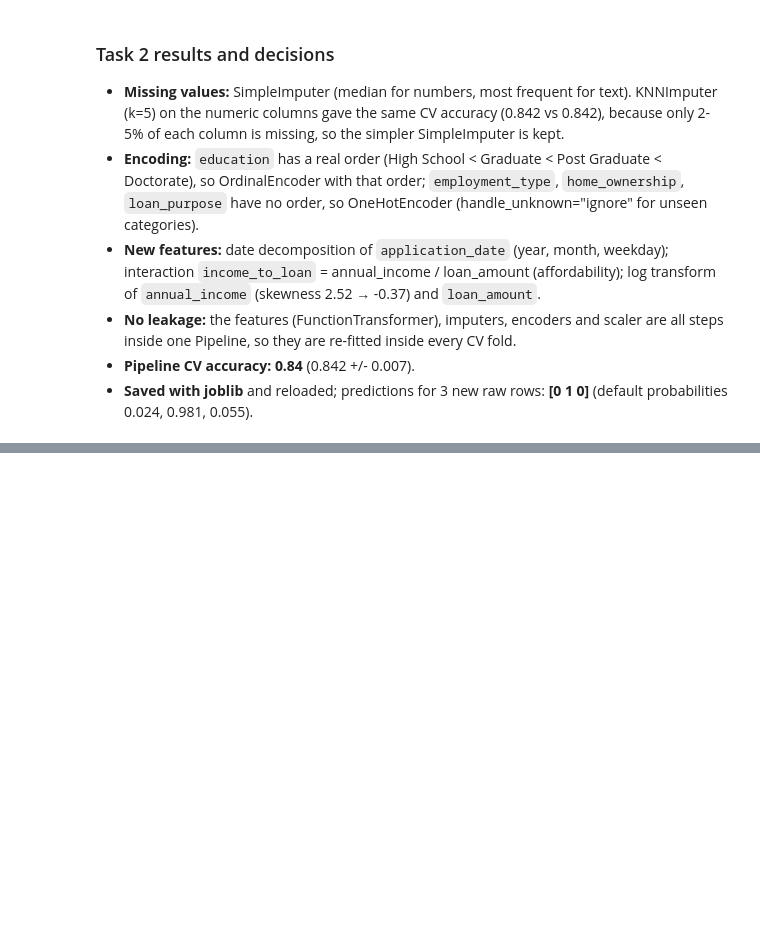
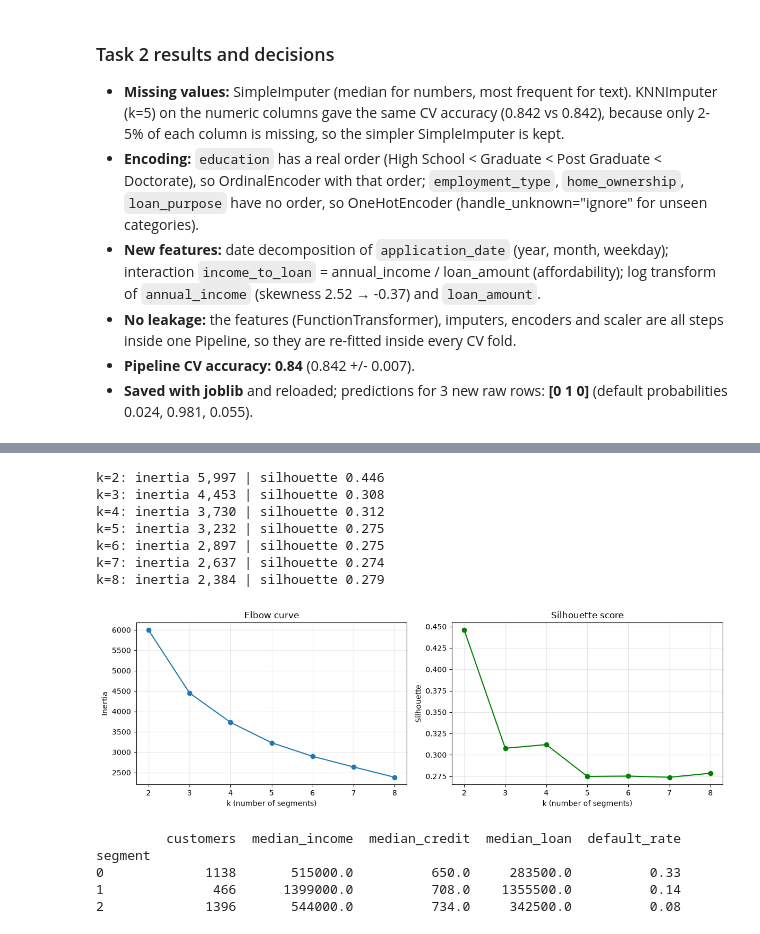
Before and after one commit to abineshs-arch/churn-prediction, a Jupyter notebook: week2assessment/week2_assessment.ipynb, the cells around one changed output, grey strips where cells are left out. Saved outputs shown, nothing was run; the diff lists cells and outputs as text; code cells hidden in the pictures; blank space fills up the shorter version.

Commit message:
Assessment task 3: 4 classifiers, XGBoost early stopping, Ridge/Lasso, K-Means

```diff
--- a/week2assessment/week2_assessment.ipynb
+++ b/week2assessment/week2_assessment.ipynb
@@ -313,0 +462,52 @@ Default probability:        [0.024 0.981 0.055]
+# %%
+from sklearn.cluster import KMeans
+from sklearn.metrics import silhouette_score
+
+km_cols = ["annual_income", "credit_score", "loan_amount"]
+km_prep = Pipeline([("imputer", SimpleImputer(strategy="median")), ("scaler", StandardScaler())])
+Z = km_prep.fit_transform(X_train[km_cols])
+
+ks, inertias, sils = range(2, 9), [], []
+for k in ks:
+    km = KMeans(n_clusters=k, n_init=10, random_state=42).fit(Z)
+    inertias.append(km.inertia_)
+    sils.append(silhouette_score(Z, km.labels_))
+    print(f"k={k}: inertia {km.inertia_:,.0f} | silhouette {sils[-1]:.3f}")
+
+fig, axes = plt.subplots(1, 2, figsize=(12, 4))
+axes[0].plot(list(ks), inertias, marker="o")
+axes[0].set_title("Elbow curve")
+axes[0].set_xlabel("k (number of segments)")
+axes[0].set_ylabel("Inertia")
+axes[1].plot(list(ks), sils, marker="o", color="green")
+axes[1].set_title("Silhouette score")
+axes[1].set_xlabel("k (number of segments)")
+axes[1].set_ylabel("Silhouette")
+for ax in axes:
+    ax.grid(alpha=0.3)
+plt.tight_layout()
+plt.savefig("t3_kmeans.png", dpi=150)
+plt.show()
+
+# Describe the segments for k = 3
+km3 = KMeans(n_clusters=3, n_init=10, random_state=42).fit(Z)
+seg = X_train[km_cols].assign(segment=km3.labels_, defaulted=y_train.values)
+print(seg.groupby("segment").agg(customers=("credit_score", "size"),
+                                 median_income=("annual_income", "median"),
+                                 median_credit=("credit_score", "median"),
+                                 median_loan=("loan_amount", "median"),
+                                 default_rate=("defaulted", "mean")).round(2))
+# %% [output]
+k=2: inertia 5,997 | silhouette 0.446
+k=3: inertia 4,453 | silhouette 0.308
+k=4: inertia 3,730 | silhouette 0.312
+k=5: inertia 3,232 | silhouette 0.275
+k=6: inertia 2,897 | silhouette 0.275
+k=7: inertia 2,637 | silhouette 0.274
+k=8: inertia 2,384 | silhouette 0.279
+[figure, added]
+         customers  median_income  median_credit  median_loan  default_rate
+segment
+0             1138       515000.0          650.0     283500.0          0.33
+1              466      1399000.0          708.0    1355500.0          0.14
+2             1396       544000.0          734.0     342500.0          0.08
```
Also changed, not shown: parts of 6 cells of this notebook, 2 other files.
